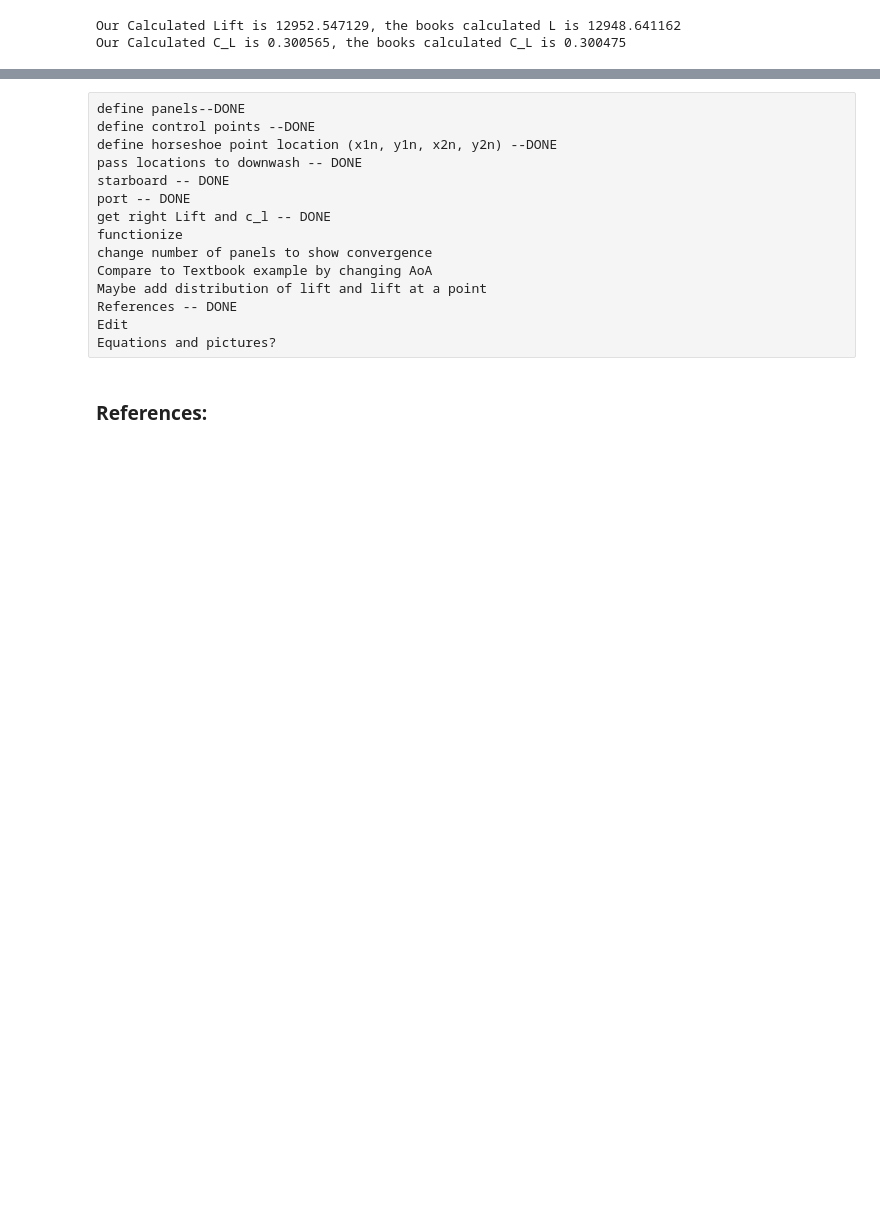
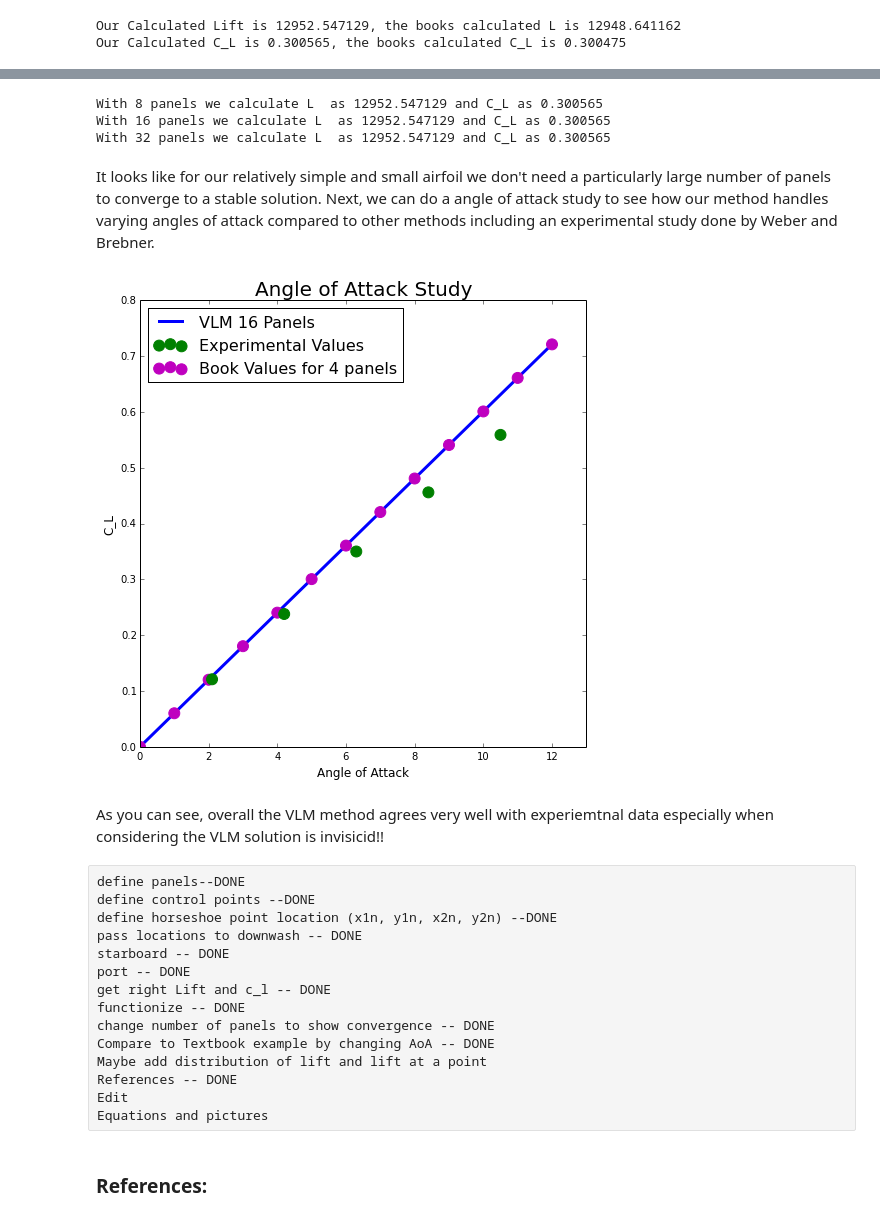
Before and after one commit to cbell14/Aero_Hydro, a Jupyter notebook: VLM.ipynb, the cells around one changed output, grey strips where cells are left out. Cells and saved outputs as stored; diff of their text form; code cells hidden in the pictures; blank space fills up the shorter version.

Commit message:
Angle of Attack Study done, references done, function form done

```diff
--- a/VLM.ipynb
+++ b/VLM.ipynb
@@ -325,7 +325,7 @@ with open ('./resources/VLM_Example_Airfoil.txt') as file_name:
 
 x_port = np.dot(x_port,-1)
 x_min_port, x_max_port = np.min(np.abs(x_port)), np.max(np.abs(x_port))
-y_min_port, y_max_port = np.min(np.abs(y_port)), np.max(np.abs(x_port))
+y_min_port, y_max_port = np.min(np.abs(y_port)), np.max(np.abs(y_port))
 x_start_port, x_end_port = x_min_port-val_x*(x_max_port-x_min_port), x_max_port+val_x*(x_max_port-x_min_port)
 y_start_port, y_end_port = y_min_port-val_y*(y_max_port-y_min_port), y_max_port+val_y*(y_max_port-y_min_port)
 
@@ -510,8 +510,6 @@ for i in range(0,N_panels/2):
     RHS[i] = -4.0*math.pi*b*u_infty*alpha
 # %%
 Gamma = np.linalg.solve(w,RHS)
-sweep = 45      #degrees
-M = 0.6         #mach number
 rho = .4135     #kg/m3
 q_infty = 0.5*rho*u_infty**2
 S = b*chord    #wing area
@@ -533,3 +640,45 @@ The values agree! It looks like our code is working now we can have some fun wit
+# %%
+print 'With 8 panels we calculate L  as %f and C_L as %f' % (L8, C_L8)
+print 'With 16 panels we calculate L  as %f and C_L as %f' % (L16, C_L16)
+print 'With 32 panels we calculate L  as %f and C_L as %f' % (L32, C_L32)
+# %% [output]
+With 8 panels we calculate L  as 12952.547129 and C_L as 0.300565
+With 16 panels we calculate L  as 12952.547129 and C_L as 0.300565
+With 32 panels we calculate L  as 12952.547129 and C_L as 0.300565
+# %% [markdown]
+It looks like for our relatively simple and small airfoil we don't need a particularly large number of panels to converge to a stable solution. Next, we can do a angle of attack study to see how our method handles varying angles of attack compared to other methods including an experimental study done by Weber and Brebner.
+# %%
+AoA = np.linspace(0,12,13)
+L = np.empty(len(AoA), dtype=float)
+C_L = np.empty(len(AoA), dtype=float)
+for i in range(0,len(AoA)):
+    L[i], C_L[i] = VLM(16, x_star, y_star, x_port, y_port, 0.6, AoA[i], b, chord)
+
+#Textbook Relation
+C_L_Book = np.empty(len(AoA), dtype=float)
+for i in range(0,len(AoA)):
+    C_L_Book[i] = 0.0601 * AoA[i]
+
+#Experimental Data
+AoA_exp = [2.1, 4.2, 6.3, 8.4, 10.5]
+C_L_exp = [0.121, 0.238, 0.350, 0.456, 0.559]
+# %%
+%matplotlib inline
+size = 8
+plt.figure(figsize=(size,size))
+plt.title('Angle of Attack Study', fontsize=20)
+plt.xlabel('Angle of Attack', fontsize='12')
+plt.ylabel('C_L', fontsize='12')
+plt.xlim(0, AoA[-1] + 1)
+plt.ylim(0.0, 0.8)
+plt.scatter(AoA_exp, C_L_exp, color='g', s=120, label='Experimental Values', zorder=3)
+plt.scatter(AoA, C_L_Book, color='m', s=120, label='Book Values for 4 panels', zorder=2)
+plt.plot(AoA, C_L, color='b', linestyle='-', linewidth=3, label='VLM 16 Panels', zorder=1)
+plt.legend(loc='best', prop={'size':16});
+# %% [output]
+[figure, added]
+# %% [markdown]
+As you can see, overall the VLM method agrees very well with experiemtnal data especially when considering the VLM solution is invisicid!!
 # %% [raw]
 define panels--DONE
 define control points --DONE
@@ -538,13 +687,13 @@ pass locations to downwash -- DONE
 starboard -- DONE
 port -- DONE
 get right Lift and c_l -- DONE
-functionize
-change number of panels to show convergence
-Compare to Textbook example by changing AoA
+functionize -- DONE
+change number of panels to show convergence -- DONE
+Compare to Textbook example by changing AoA -- DONE
 Maybe add distribution of lift and lift at a point
 References -- DONE
 Edit
-Equations and pictures?
+Equations and pictures
 # %% [markdown]
 ### References:
 # %% [markdown]
```
Also changed, not shown: parts of 4 cells of this notebook.
